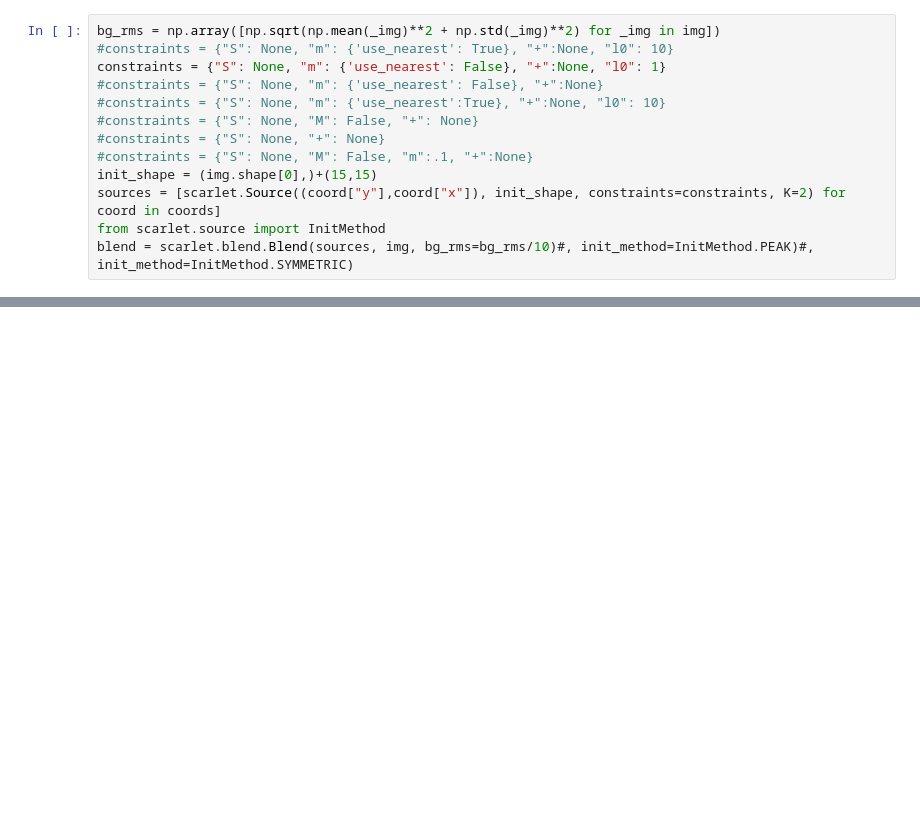
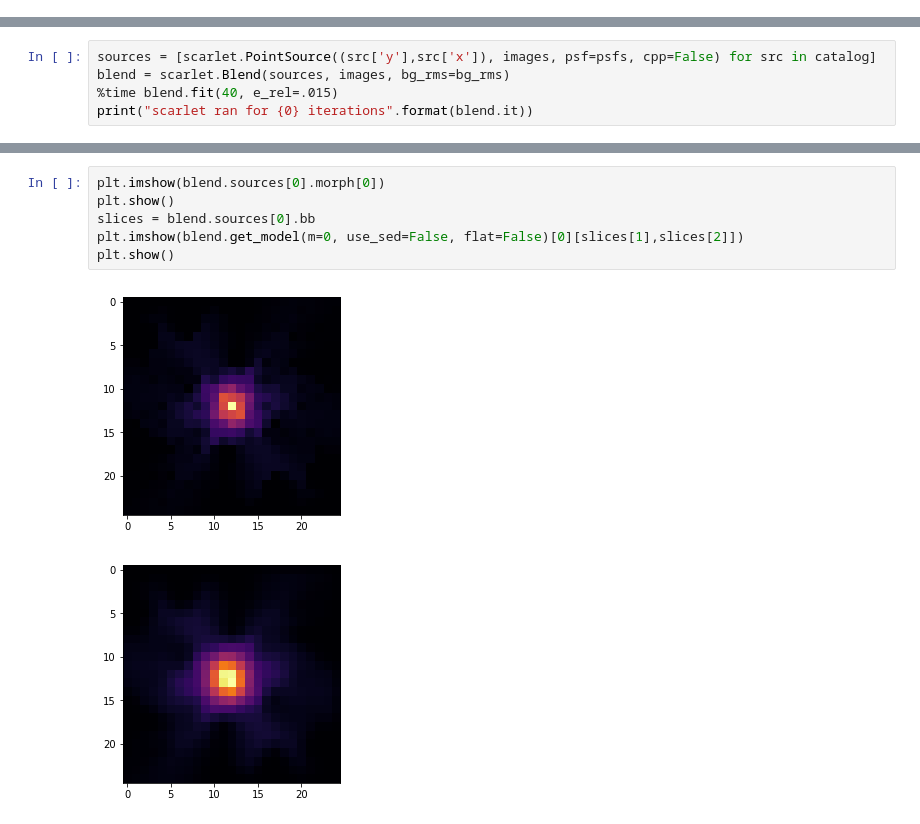
Before and after one commit to lsst-dm/deblender_examples, a Jupyter notebook: testScarlet.ipynb, the cells around one changed output, grey strips where cells are left out. Drawn from its saved outputs; the diff is of its cells as text; blank space fills up the shorter version.

```diff
--- a/testScarlet.ipynb
+++ b/testScarlet.ipynb
@@ -63,13 +33,0 @@ imp.reload(scarlet)
-# %%
-bg_rms = np.array([np.sqrt(np.mean(_img)**2 + np.std(_img)**2) for _img in img])
-#constraints = {"S": None, "m": {'use_nearest': True}, "+":None, "l0": 10}
-constraints = {"S": None, "m": {'use_nearest': False}, "+":None, "l0": 1}
-#constraints = {"S": None, "m": {'use_nearest': False}, "+":None}
-#constraints = {"S": None, "m": {'use_nearest':True}, "+":None, "l0": 10}
-#constraints = {"S": None, "M": False, "+": None}
-#constraints = {"S": None, "+": None}
-#constraints = {"S": None, "M": False, "m":.1, "+":None}
-init_shape = (img.shape[0],)+(15,15)
-sources = [scarlet.Source((coord["y"],coord["x"]), init_shape, constraints=constraints, K=2) for coord in coords]
-from scarlet.source import InitMethod
-blend = scarlet.blend.Blend(sources, img, bg_rms=bg_rms/10)#, init_method=InitMethod.PEAK)#, init_method=InitMethod.SYMMETRIC)
@@ -148,0 +172,5 @@ for m in range(len(coords)):
+# %%
+sources = [scarlet.PointSource((src['y'],src['x']), images, psf=psfs, cpp=False) for src in catalog]
+blend = scarlet.Blend(sources, images, bg_rms=bg_rms)
+%time blend.fit(40, e_rel=.015)
+print("scarlet ran for {0} iterations".format(blend.it))
@@ -148,0 +181,9 @@ for m in range(len(coords)):
+# %%
+plt.imshow(blend.sources[0].morph[0])
+plt.show()
+slices = blend.sources[0].bb
+plt.imshow(blend.get_model(m=0, use_sed=False, flat=False)[0][slices[1],slices[2]])
+plt.show()
+# %% [output]
+[figure, added]
+[figure, added]
```
Also changed, not shown: parts of 30 cells of this notebook, 18 other files.
